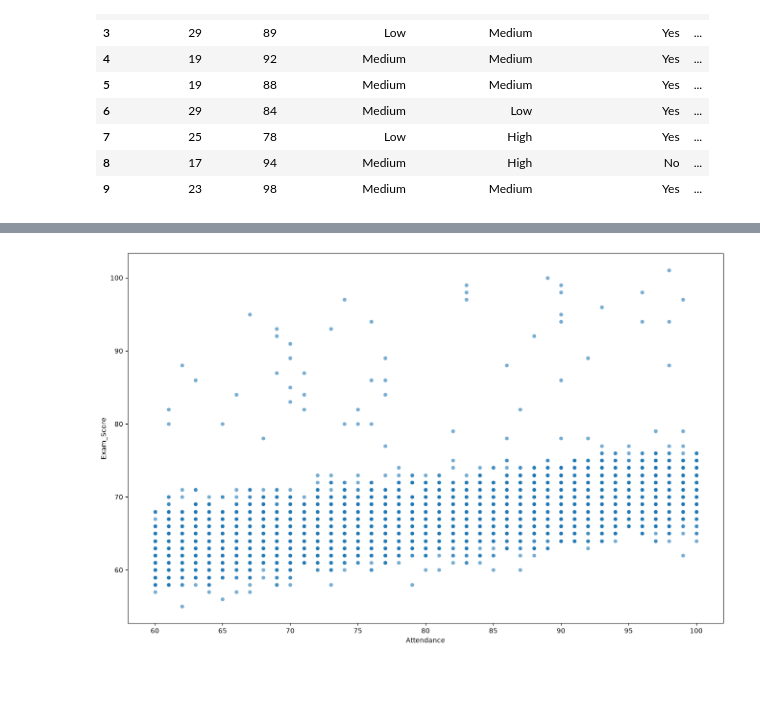
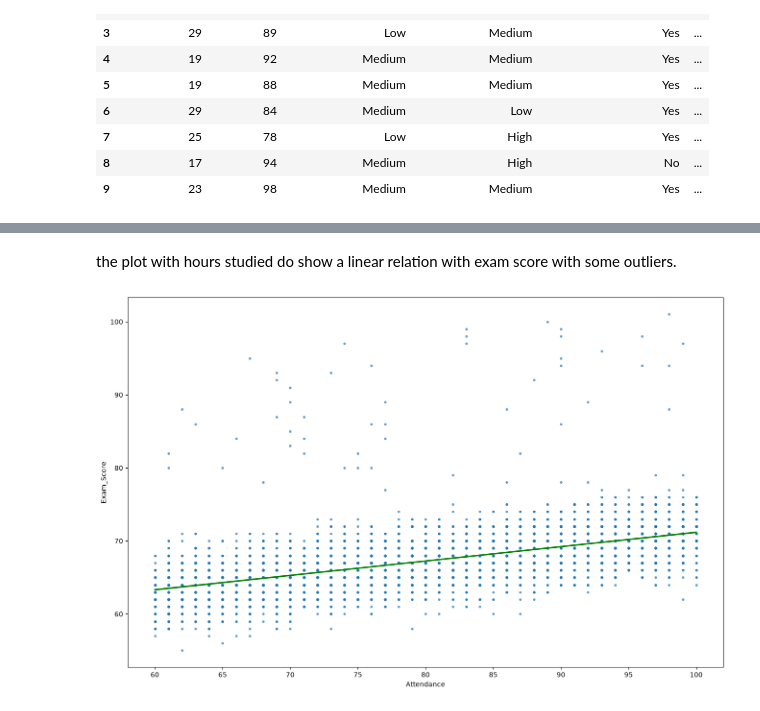
Before and after one commit to stefu1301/TDS-ML-starter_task, a Jupyter notebook: main.ipynb, the cells around one changed output, grey strips where cells are left out. Saved outputs shown, nothing was run; the diff lists cells and outputs as text; code cells hidden in the pictures; blank space fills up the shorter version.

```diff
--- a/main.ipynb
+++ b/main.ipynb
@@ -20,0 +45,2 @@ df.head(10)
+# %%
+df = df.dropna(subset=["Teacher_Quality", "Parental_Education_Level", "Distance_from_Home"])
@@ -32,6 +63,9 @@ plt.show()
+# %% [markdown]
+the plot with hours studied do show a linear relation with exam score with some outliers.
 # %%
 plt.figure(figsize=(16,10))
-sns.scatterplot(data=df, x="Attendance", y="Exam_Score", alpha=0.6)
+sns.regplot(data=df, x="Attendance", y="Exam_Score",
+            scatter_kws={"alpha":0.6, "s":8}, line_kws={"color":"green"})
 plt.show()
 # %% [output]
-[figure, old version]
+[figure, new version]
```
Also changed, not shown: parts of 18 cells of this notebook.
